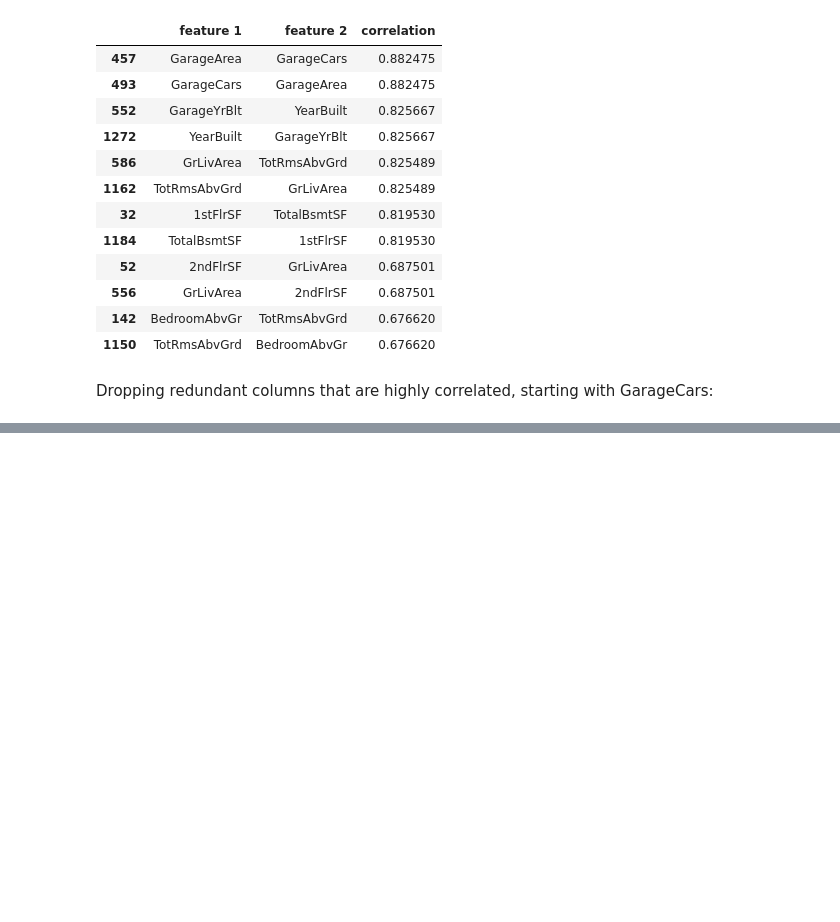
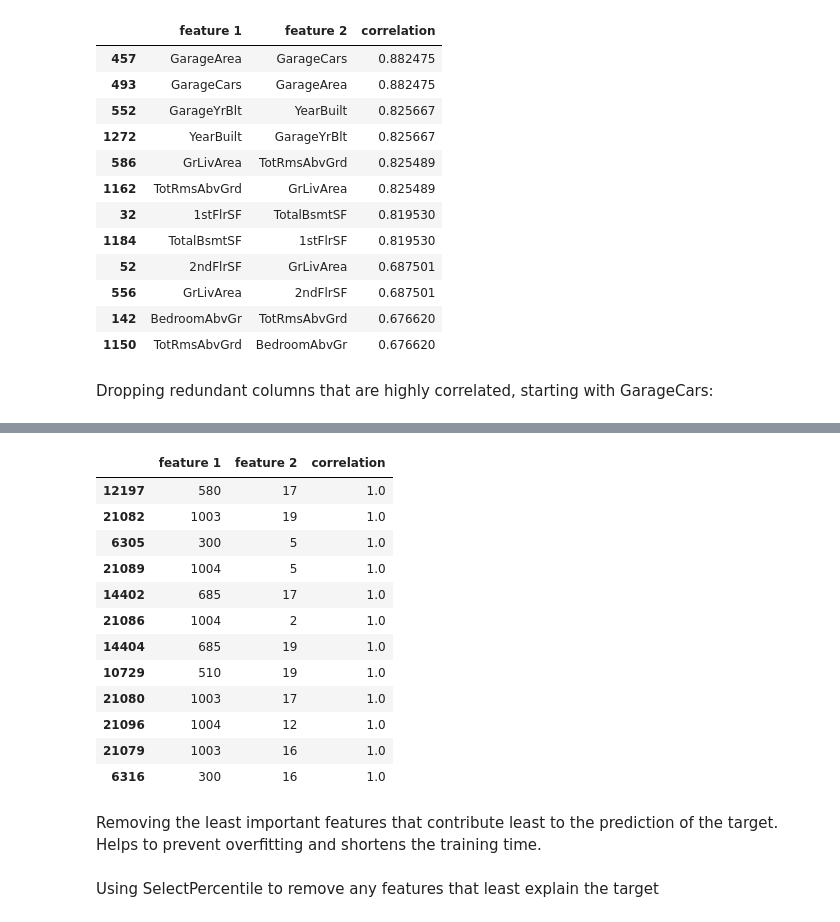
Before and after one commit to Cguiver26/House_Kaggle, a Jupyter notebook: House Kaggle.ipynb, the cells around one changed output, grey strips where cells are left out. Cells and saved outputs as stored; diff of their text form; code cells hidden in the pictures; blank space fills up the shorter version.

```diff
--- a/House Kaggle.ipynb
+++ b/House Kaggle.ipynb
@@ -562,0 +473,25 @@ score.mean()
+# %%
+corr_ordinal=X_ordinally_encoded.stack().reset_index()
+corr_ordinal.columns=['feature 1','feature 2','correlation']
+corr_ordinal.sort_values(by='correlation', ascending=False,inplace=True)
+corr_ordinal=corr_ordinal[corr_ordinal['feature 1']!= corr_ordinal['feature 2']]
+corr_ordinal.head(12)
+# %% [output]
+|  | feature 1 | feature 2 | correlation |
+| 12197 | 580 | 17 | 1.0 |
+| 21082 | 1003 | 19 | 1.0 |
+| 6305 | 300 | 5 | 1.0 |
+| 21089 | 1004 | 5 | 1.0 |
+| 14402 | 685 | 17 | 1.0 |
+| 21086 | 1004 | 2 | 1.0 |
+| 14404 | 685 | 19 | 1.0 |
+| 10729 | 510 | 19 | 1.0 |
+| 21080 | 1003 | 17 | 1.0 |
+| 21096 | 1004 | 12 | 1.0 |
+| 21079 | 1003 | 16 | 1.0 |
+| 6316 | 300 | 16 | 1.0 |
+# %% [markdown]
+Removing the least important features that contribute least to the prediction of the target.
+<br> Helps to prevent overfitting and shortens the training time.
+# %% [markdown]
+Using SelectPercentile to remove any features that least explain the target
```
Also changed, not shown: parts of 55 cells of this notebook.
